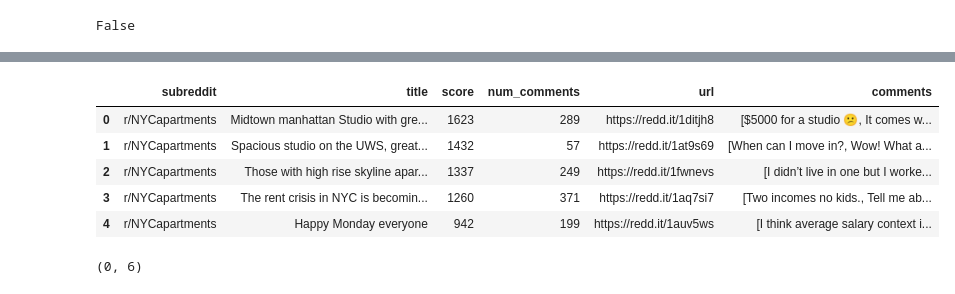
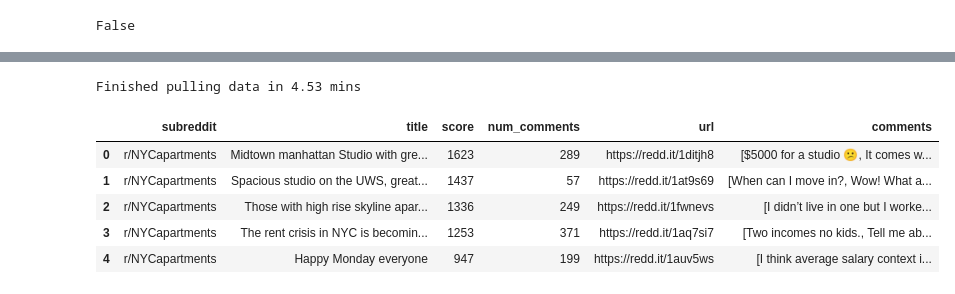
Before and after one commit to Gabya06/RentWatchAI, a Jupyter notebook: pull_reddit_api_data.ipynb, the cells around one changed output, grey strips where cells are left out. Cells and saved outputs as stored; diff of their text form; code cells hidden in the pictures.

Commit message:
Updating notebook to pull data

```diff
--- a/pull_reddit_api_data.ipynb
+++ b/pull_reddit_api_data.ipynb
@@ -90,13 +81,15 @@ df = pd.DataFrame(post_list)
+# %%
+sub_reddit = reddit.subreddit("NYCapartments").top(time_filter="year", limit=200)
+# %%
+data = pull_post_data(subrreddit=sub_reddit)
+# %% [output]
+Finished pulling data in 4.53 mins
 # %%
-df.head()
+data.head()
 # %% [output]
 |  | subreddit | title | score | num_comments | url | comments |
 | 0 | r/NYCapartments | Midtown manhattan Studio with gre... | 1623 | 289 | https://redd.it/1ditjh8 | [$5000 for a studio 😕, It comes w... |
-| 1 | r/NYCapartments | Spacious studio on the UWS, great... | 1432 | 57 | https://redd.it/1at9s69 | [When can I move in?, Wow! What a... |
-| 2 | r/NYCapartments | Those with high rise skyline apar... | 1337 | 249 | https://redd.it/1fwnevs | [I didn’t live in one but I worke... |
-| 3 | r/NYCapartments | The rent crisis in NYC is becomin... | 1260 | 371 | https://redd.it/1aq7si7 | [Two incomes no kids., Tell me ab... |
-| 4 | r/NYCapartments | Happy Monday everyone | 942 | 199 | https://redd.it/1auv5ws | [I think average salary context i... |
+| 1 | r/NYCapartments | Spacious studio on the UWS, great... | 1437 | 57 | https://redd.it/1at9s69 | [When can I move in?, Wow! What a... |
+| 2 | r/NYCapartments | Those with high rise skyline apar... | 1336 | 249 | https://redd.it/1fwnevs | [I didn’t live in one but I worke... |
+| 3 | r/NYCapartments | The rent crisis in NYC is becomin... | 1253 | 371 | https://redd.it/1aq7si7 | [Two incomes no kids., Tell me ab... |
+| 4 | r/NYCapartments | Happy Monday everyone | 947 | 199 | https://redd.it/1auv5ws | [I think average salary context i... |
-# %%
-df[df.num_comments==0].shape
-# %% [output]
-(0, 6)
```
Also changed, not shown: parts of 11 cells of this notebook.
